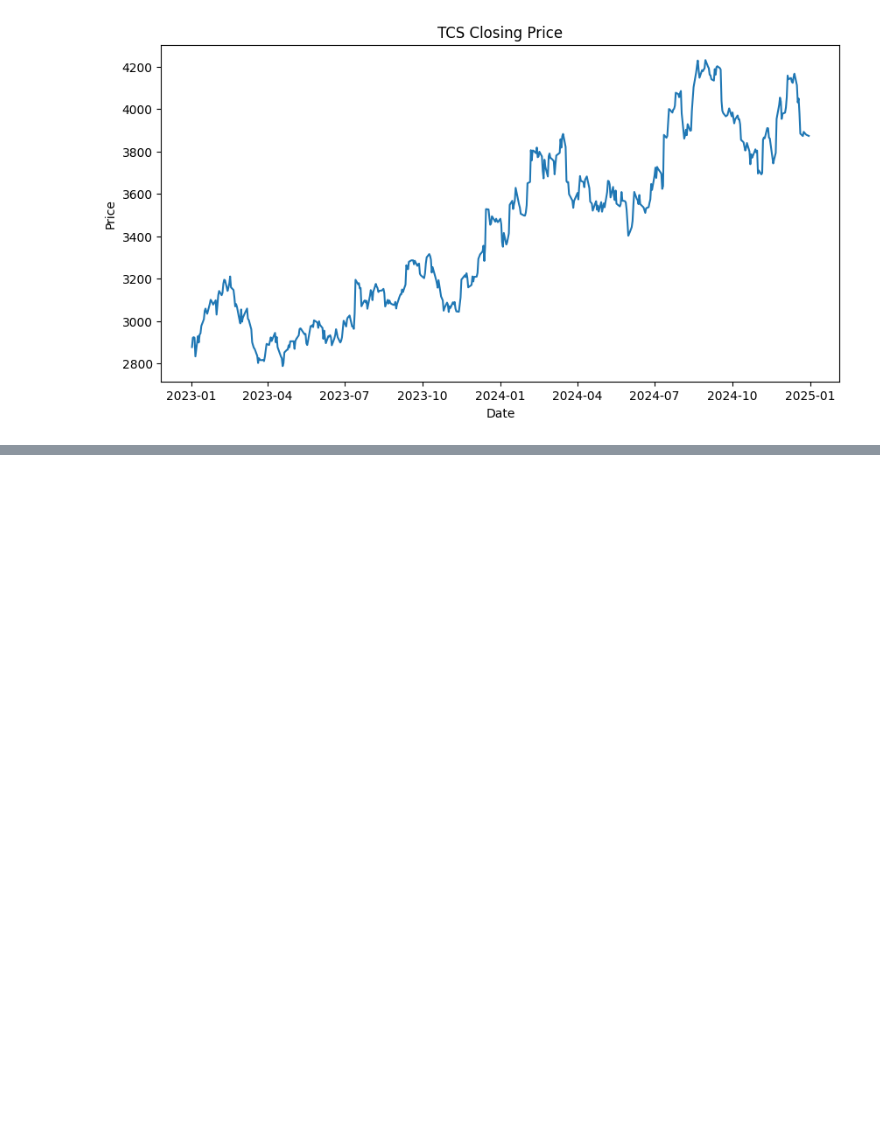
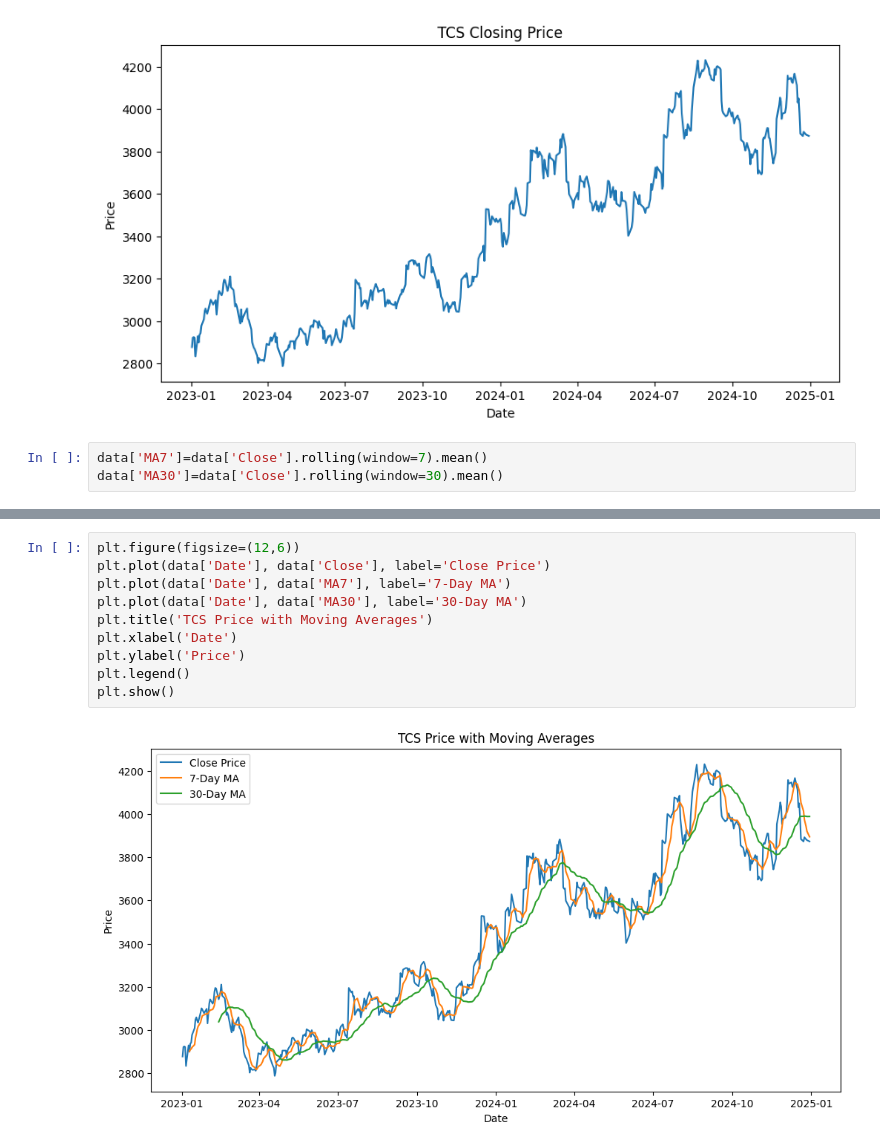
Before and after one commit to Manjunath-Kurubar/stock-market-data-analysis, a Jupyter notebook: Stock_Market_Analysis.ipynb, the cells around one changed output, grey strips where cells are left out. Drawn from its saved outputs; the diff is of its cells as text; blank space fills up the shorter version.

```diff
--- a/Stock_Market_Analysis.ipynb
+++ b/Stock_Market_Analysis.ipynb
@@ -87,3 +87,6 @@ plt.ylabel('Price')
 # %% [output]
 Text(0, 0.5, 'Price')
 [figure]
+# %%
+data['MA7']=data['Close'].rolling(window=7).mean()
+data['MA30']=data['Close'].rolling(window=30).mean()
@@ -89,0 +114,12 @@ Text(0, 0.5, 'Price')
+# %%
+plt.figure(figsize=(12,6))
+plt.plot(data['Date'], data['Close'], label='Close Price')
+plt.plot(data['Date'], data['MA7'], label='7-Day MA')
+plt.plot(data['Date'], data['MA30'], label='30-Day MA')
+plt.title('TCS Price with Moving Averages')
+plt.xlabel('Date')
+plt.ylabel('Price')
+plt.legend()
+plt.show()
+# %% [output]
+[figure, added]
```
Also changed, not shown: parts of 14 cells of this notebook.
